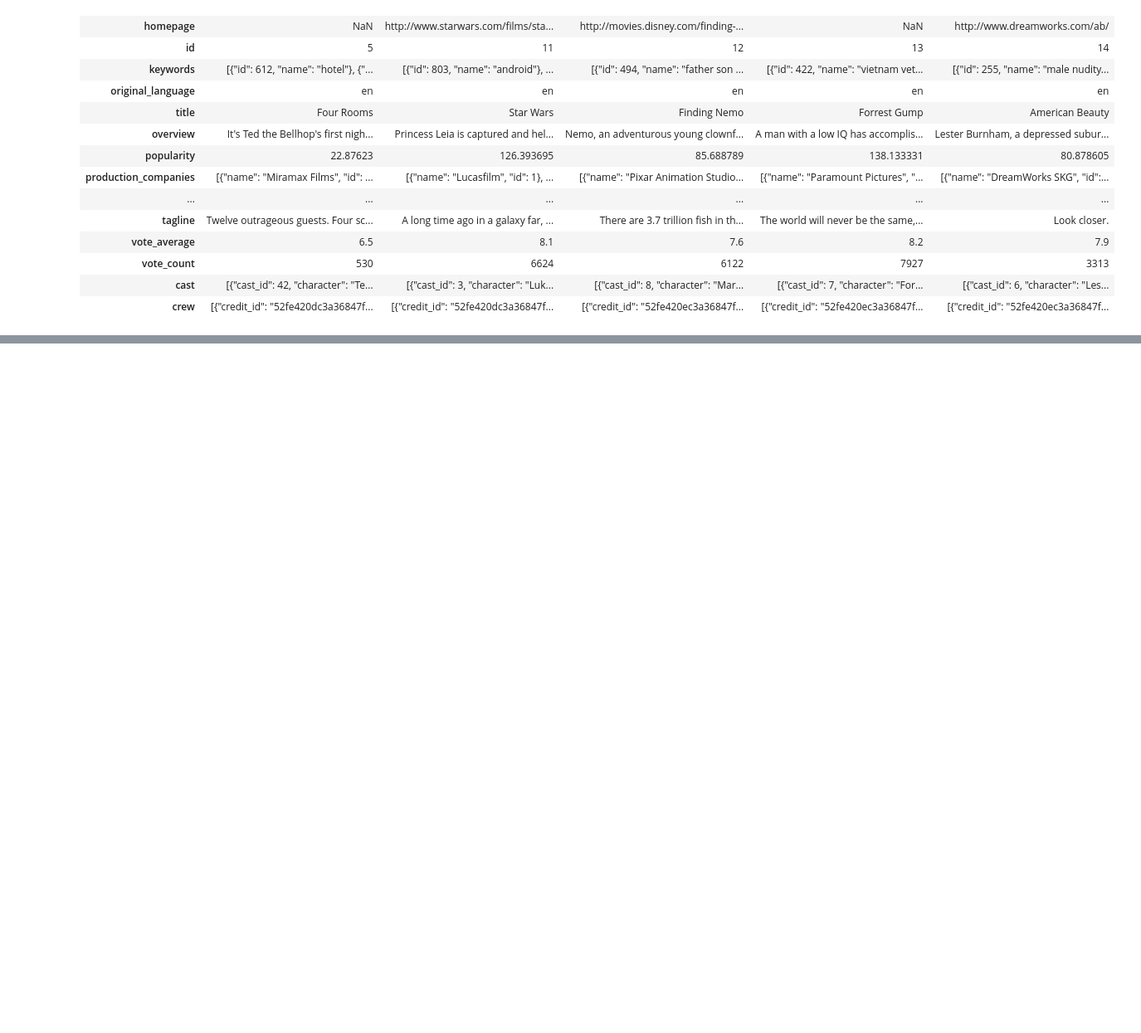
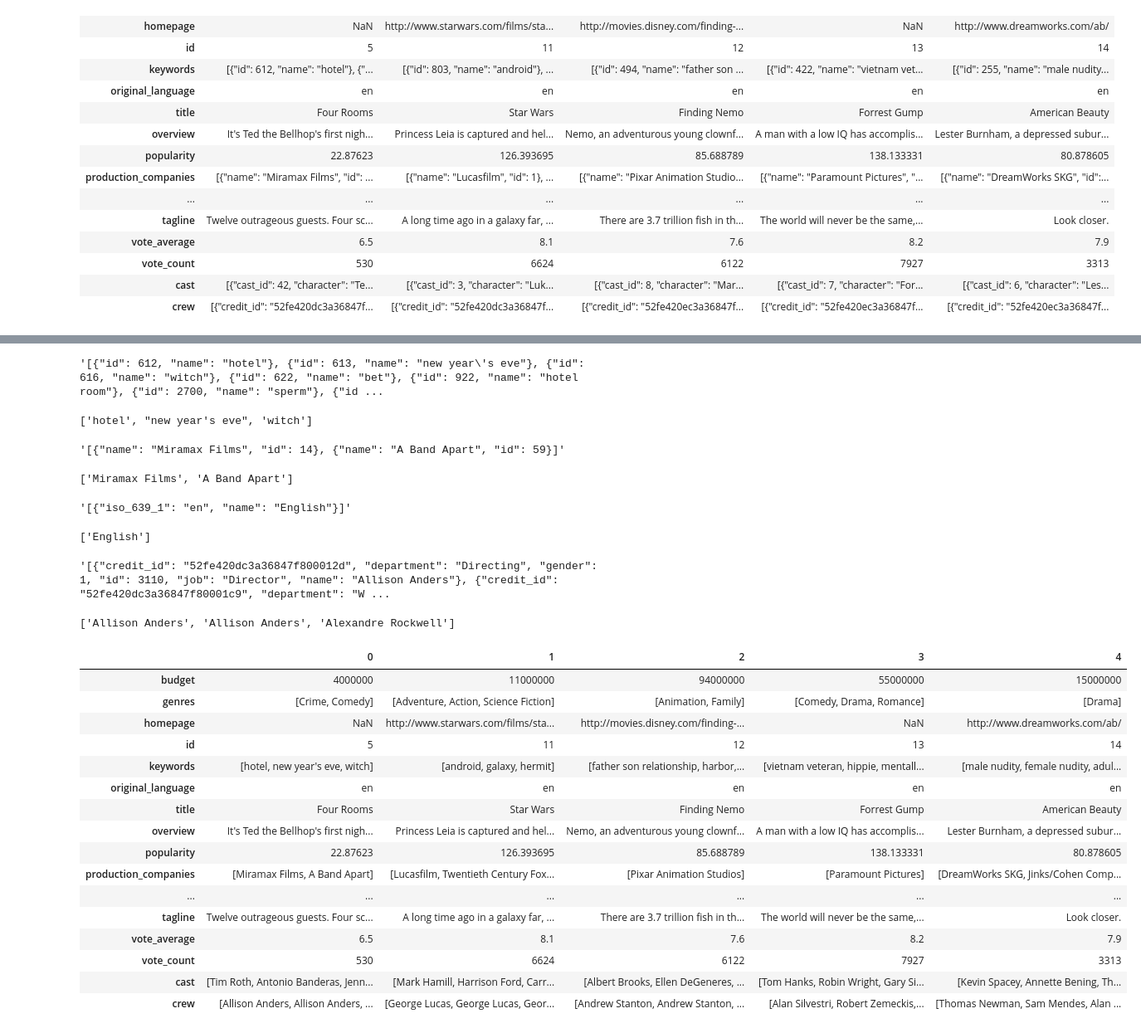
Before and after one commit to 4GeeksAcademy/Madesh1-k-nearest-neighbors, a Jupyter notebook: src/Madesh_solution.ipynb, the cells around one changed output, grey strips where cells are left out. Shown: that part at 83% size. Cells and saved outputs as stored; diff of their text form; code cells hidden in the pictures; blank space fills up the shorter version.

```diff
--- a/src/Madesh_solution.ipynb
+++ b/src/Madesh_solution.ipynb
@@ -276,0 +315,56 @@ for json_string in data_df['cast']:
+# %%
+encoded_data_df['keywords'][0]
+# %% [output]
+'[{"id": 612, "name": "hotel"}, {"id": 613, "name": "new year\'s eve"}, {"id": 616, "name": "witch"}, {"id": 622, "name": "bet"}, {"id": 922, "name": "hotel room"}, {"id": 2700, "name": "sperm"}, {"id ...
+# %%
+encoded_data_df['keywords'] =data_df['keywords'].apply(lambda x: [item['name'] for item in json.loads(x)][:3] if pd.notna(x) else 'none')
+encoded_data_df['keywords'][0]
+# %% [output]
+['hotel', "new year's eve", 'witch']
+# %%
+encoded_data_df['production_companies'][0]
+# %% [output]
+'[{"name": "Miramax Films", "id": 14}, {"name": "A Band Apart", "id": 59}]'
+# %%
+encoded_data_df['production_companies'] =data_df['production_companies'].apply(lambda x: [item['name'] for item in json.loads(x)][:3] if pd.notna(x) else 'none')
+encoded_data_df['production_companies'][0]
+# %% [output]
+['Miramax Films', 'A Band Apart']
+# %%
+encoded_data_df['spoken_languages'][0]
+# %% [output]
+'[{"iso_639_1": "en", "name": "English"}]'
+# %%
+encoded_data_df['spoken_languages'] = data_df['spoken_languages'].apply(lambda x: [item['name'] for item in json.loads(x)][:3] if pd.notna(x) else 'none')
+encoded_data_df['spoken_languages'][0]
+# %% [output]
+['English']
+# %%
+encoded_data_df['crew'][0]
+# %% [output]
+'[{"credit_id": "52fe420dc3a36847f800012d", "department": "Directing", "gender": 1, "id": 3110, "job": "Director", "name": "Allison Anders"}, {"credit_id": "52fe420dc3a36847f80001c9", "department": "W ...
+# %%
+encoded_data_df['crew'] = data_df['crew'].apply(lambda x: [item['name'] for item in json.loads(x)][:3] if pd.notna(x) else 'none')
+encoded_data_df['crew'][0]
+# %% [output]
+['Allison Anders', 'Allison Anders', 'Alexandre Rockwell']
+# %%
+encoded_data_df.head().T
+# %% [output]
+|  | 0 | 1 | 2 | 3 | 4 |
+| budget | 4000000 | 11000000 | 94000000 | 55000000 | 15000000 |
+| genres | [Crime, Comedy] | [Adventure, Action, Science Fiction] | [Animation, Family] | [Comedy, Drama, Romance] | [Drama] |
+| homepage | NaN | http://www.starwars.com/films/sta... | http://movies.disney.com/finding-... | NaN | http://www.dreamworks.com/ab/ |
+| id | 5 | 11 | 12 | 13 | 14 |
+| keywords | [hotel, new year's eve, witch] | [android, galaxy, hermit] | [father son relationship, harbor,... | [vietnam veteran, hippie, mentall... | [male nudity, female nudity, adul... |
+| original_language | en | en | en | en | en |
+| title | Four Rooms | Star Wars | Finding Nemo | Forrest Gump | American Beauty |
+| overview | It's Ted the Bellhop's first nigh... | Princess Leia is captured and hel... | Nemo, an adventurous young clownf... | A man with a low IQ has accomplis... | Lester Burnham, a depressed subur... |
+| popularity | 22.87623 | 126.393695 | 85.688789 | 138.133331 | 80.878605 |
+| production_companies | [Miramax Films, A Band Apart] | [Lucasfilm, Twentieth Century Fox... | [Pixar Animation Studios] | [Paramount Pictures] | [DreamWorks SKG, Jinks/Cohen Comp... |
+| ... | ... | ... | ... | ... | ... |
+| tagline | Twelve outrageous guests. Four sc... | A long time ago in a galaxy far, ... | There are 3.7 trillion fish in th... | The world will never be the same,... | Look closer. |
+| vote_average | 6.5 | 8.1 | 7.6 | 8.2 | 7.9 |
+| vote_count | 530 | 6624 | 6122 | 7927 | 3313 |
+| cast | [Tim Roth, Antonio Banderas, Jenn... | [Mark Hamill, Harrison Ford, Carr... | [Albert Brooks, Ellen DeGeneres, ... | [Tom Hanks, Robin Wright, Gary Si... | [Kevin Spacey, Annette Bening, Th... |
+| crew | [Allison Anders, Allison Anders, ... | [George Lucas, George Lucas, Geor... | [Andrew Stanton, Andrew Stanton, ... | [Alan Silvestri, Robert Zemeckis,... | [Thomas Newman, Sam Mendes, Alan ... |
```
Also changed, not shown: parts of 24 cells of this notebook.
